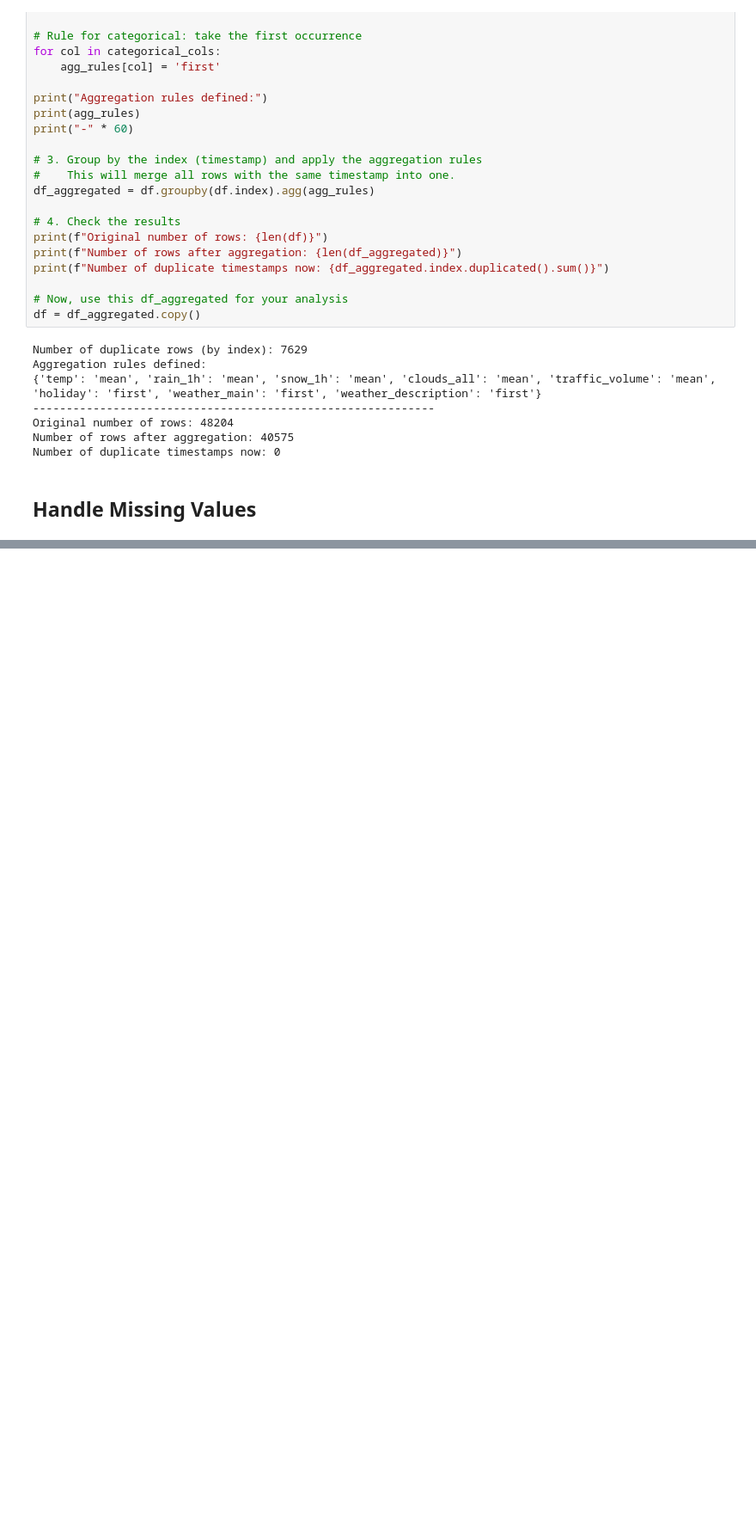
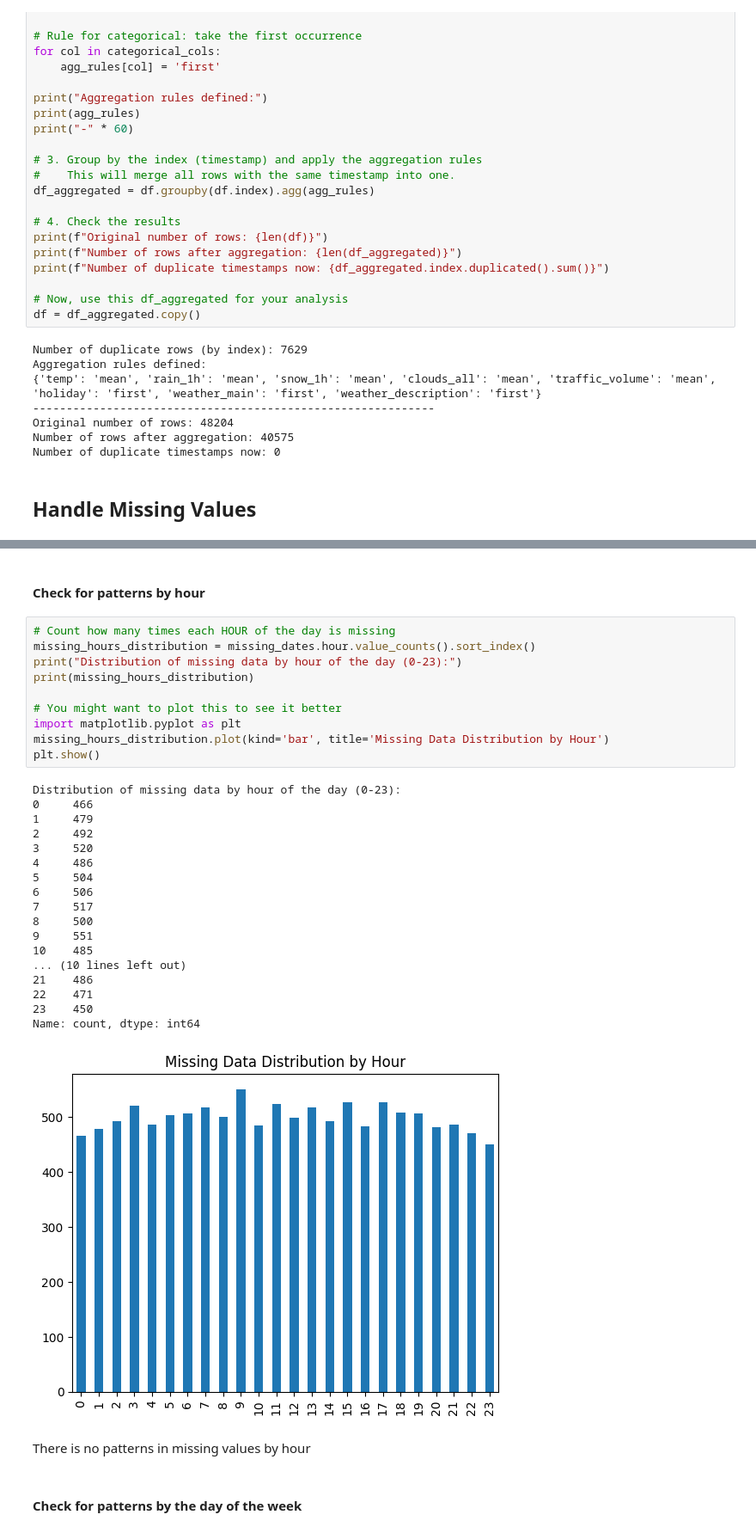
Before and after one commit to LuizCorrei4/predict-traffic-volume, a Jupyter notebook: notebooks/01-exploration.ipynb, the cells around one changed output, grey strips where cells are left out. Shown at 86% size. Drawn from its saved outputs; the diff is of its cells as text; blank space fills up the shorter version.

```diff
--- a/notebooks/01-exploration.ipynb
+++ b/notebooks/01-exploration.ipynb
@@ -189,0 +207,35 @@ Total missing time intervals: 11976
+# %% [markdown]
+#### Check for patterns by hour
+# %%
+# Count how many times each HOUR of the day is missing
+missing_hours_distribution = missing_dates.hour.value_counts().sort_index()
+print("Distribution of missing data by hour of the day (0-23):")
+print(missing_hours_distribution)
+
+# You might want to plot this to see it better
+import matplotlib.pyplot as plt
+missing_hours_distribution.plot(kind='bar', title='Missing Data Distribution by Hour')
+plt.show()
+# %% [output]
+Distribution of missing data by hour of the day (0-23):
+0     466
+1     479
+2     492
+3     520
+4     486
+5     504
+6     506
+7     517
+8     500
+9     551
+10    485
+... (10 lines left out)
+21    486
+22    471
+23    450
+Name: count, dtype: int64
+[figure, added]
+# %% [markdown]
+There is no patterns in missing values by hour
+# %% [markdown]
+#### Check for patterns by the day of the week
```
Also changed, not shown: parts of 9 cells of this notebook, 1 other file.
